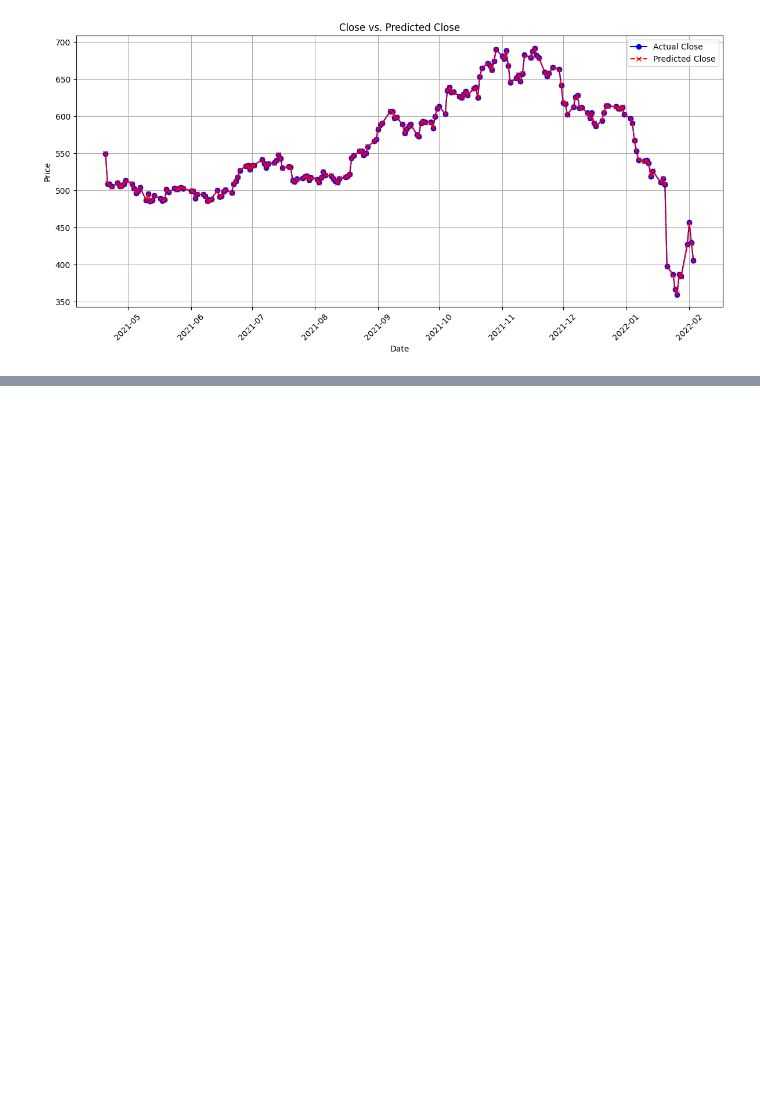
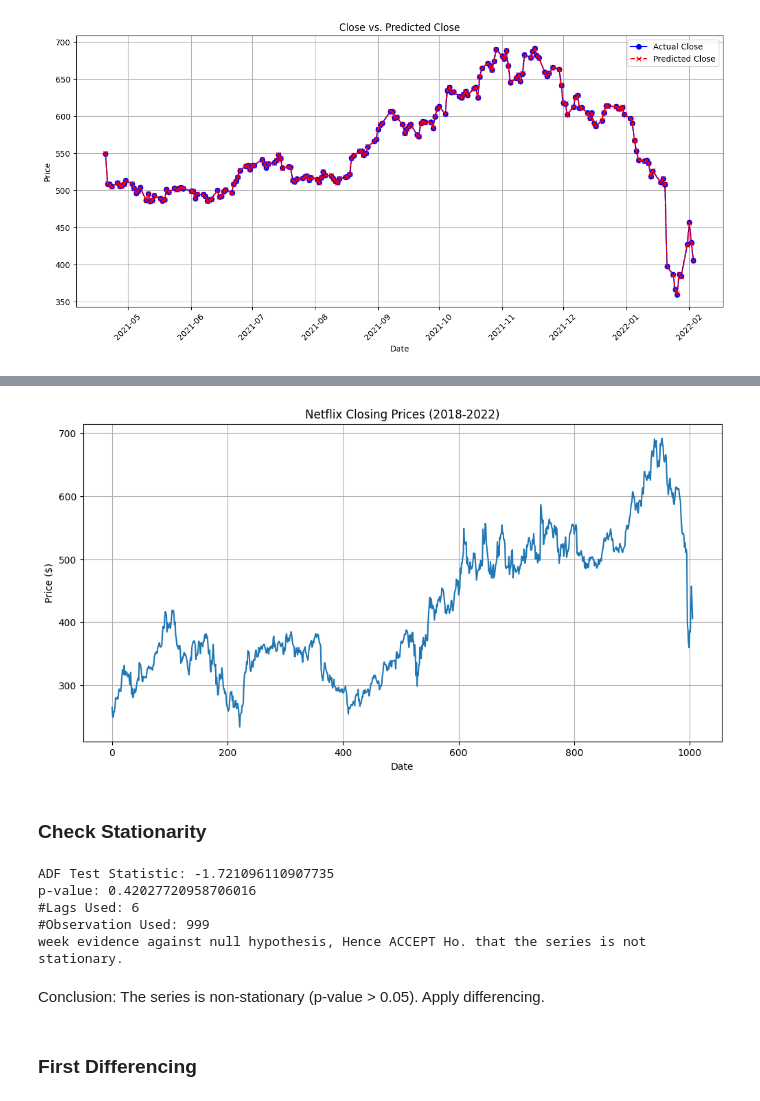
Before and after one commit to 23092003e/Stock-Price-Forecasting-System-Using-Apache-Spark, a Jupyter notebook: src.ipynb, the cells around one changed output, grey strips where cells are left out. Saved outputs shown, nothing was run; the diff lists cells and outputs as text; code cells hidden in the pictures; blank space fills up the shorter version.

Commit message:
Update AMIRA Model

```diff
--- a/src.ipynb
+++ b/src.ipynb
@@ -679,0 +683,3 @@ plot_close_vs_prediction_matplotlib(predictions)
+# %%
+df = df_model.toPandas()
+df.head(5)
@@ -679,0 +693,40 @@ plot_close_vs_prediction_matplotlib(predictions)
+# %%
+df.sort_index(inplace=True)
+ts = df['Close']
+
+# Plot the time series
+plt.figure(figsize=(12, 6))
+plt.plot(ts)
+plt.title('Netflix Closing Prices (2018-2022)')
+plt.xlabel('Date')
+plt.ylabel('Price ($)')
+plt.grid()
+plt.show()
+# %% [output]
+[figure, added]
+# %% [markdown]
+### Check Stationarity
+# %%
+from statsmodels.tsa.stattools import adfuller
+
+def adfuller_test(trends):
+    result = adfuller(trends)
+    labels = ['ADF Test Statistic','p-value','#Lags Used','#Observation Used']
+    for value,label in zip(result,labels):
+        print(label  + ': ' + str(value))
+    if result[1]<=0.05:
+        print('Strong evidence against the null hypothesis, Hence REJECT Ho. and The series is Stationary')
+    else:
+        print('week evidence against null hypothesis, Hence ACCEPT Ho. that the series is not stationary.')
+
+adfuller_test(df['Close'])
+# %% [output]
+ADF Test Statistic: -1.721096110907735
+p-value: 0.42027720958706016
+#Lags Used: 6
+#Observation Used: 999
+week evidence against null hypothesis, Hence ACCEPT Ho. that the series is not stationary.
+# %% [markdown]
+Conclusion: The series is non-stationary (p-value > 0.05). Apply differencing.
+# %% [markdown]
+### First Differencing
```
Also changed, not shown: parts of 11 cells of this notebook, 1 other file.
